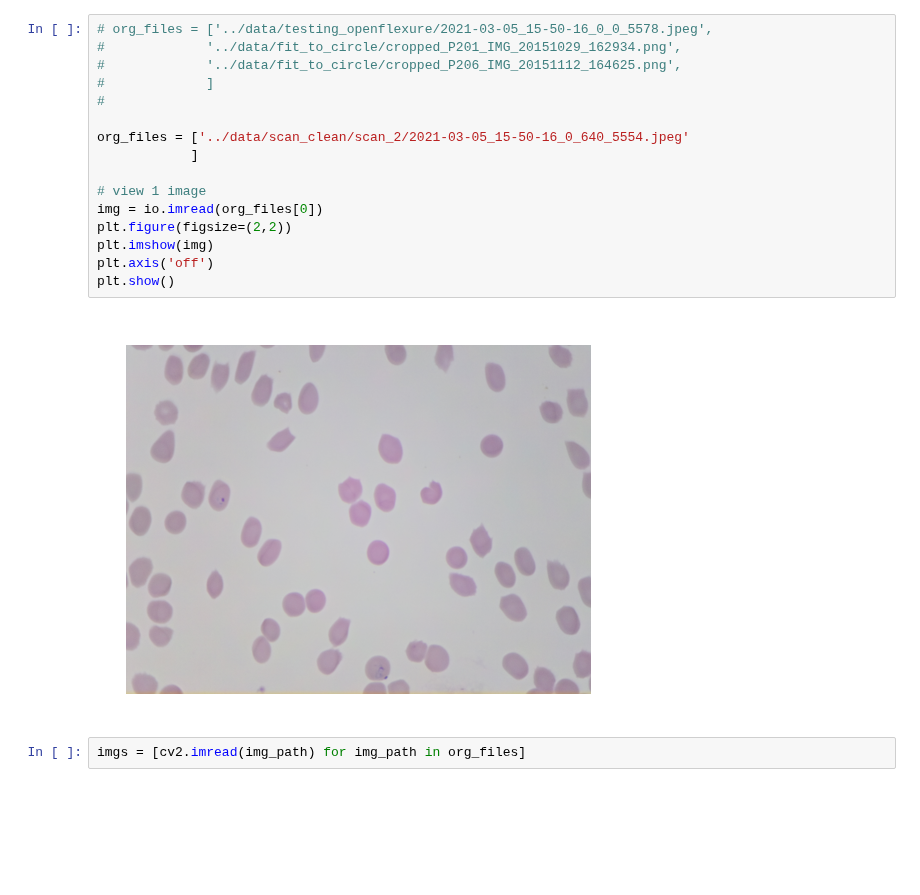
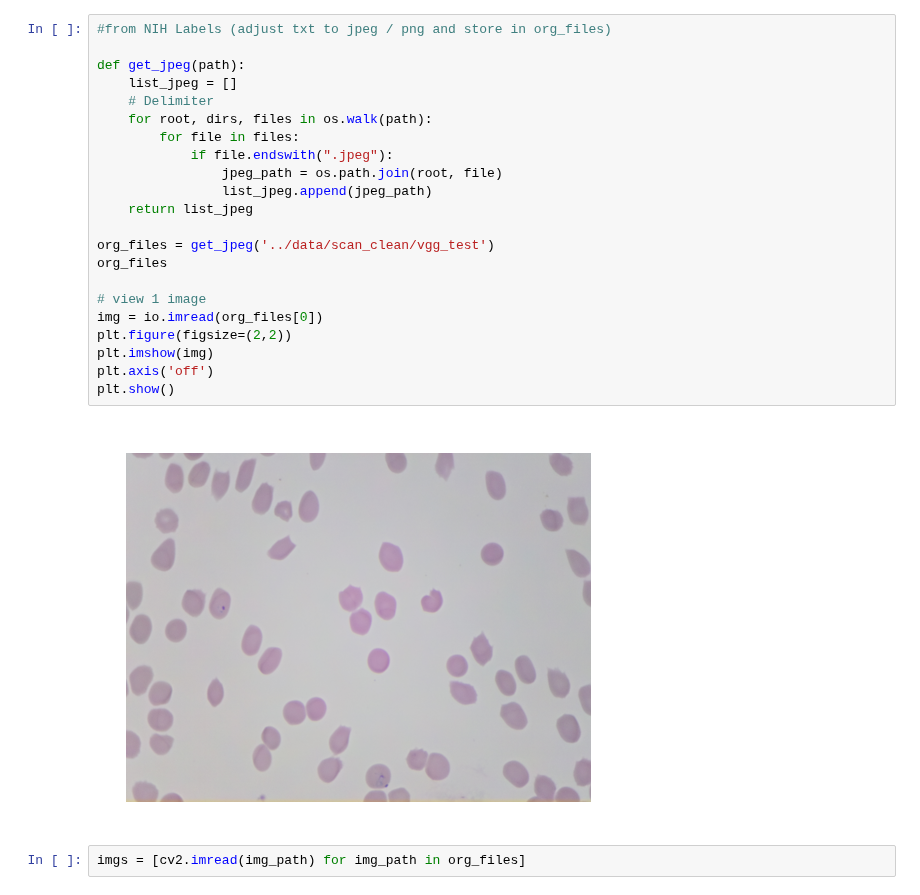
Before and after one commit to danielbarco/malatec, a Jupyter notebook: Notebooks/cell_polygons.ipynb, the cells around one changed output. Saved outputs shown, nothing was run; the diff lists cells and outputs as text; blank space fills up the shorter version.

```diff
--- a/Notebooks/cell_polygons.ipynb
+++ b/Notebooks/cell_polygons.ipynb
@@ -45,21 +26,27 @@ Downloading: "https://www.cellpose.org/models/size_nucleitorch_0.npy" to /root/.
-# %%
-# org_files = ['../data/testing_openflexure/2021-03-05_15-50-16_0_0_5578.jpeg',
-#             '../data/fit_to_circle/cropped_P201_IMG_20151029_162934.png',
-#             '../data/fit_to_circle/cropped_P206_IMG_20151112_164625.png',
-#             ]
-#
-
-org_files = ['../data/scan_clean/scan_2/2021-03-05_15-50-16_0_640_5554.jpeg'
-            ]
-
-# view 1 image
-img = io.imread(org_files[0])
-plt.figure(figsize=(2,2))
-plt.imshow(img)
-plt.axis('off')
-plt.show()
-# %% [output]
-[figure, removed]
+# %%
+#from NIH Labels (adjust txt to jpeg / png and store in org_files)
+
+def get_jpeg(path):
+    list_jpeg = []
+    # Delimiter
+    for root, dirs, files in os.walk(path):
+        for file in files:
+            if file.endswith(".jpeg"):
+                jpeg_path = os.path.join(root, file)
+                list_jpeg.append(jpeg_path)
+    return list_jpeg
+
+org_files = get_jpeg('../data/scan_clean/vgg_test')
+org_files
+
+# view 1 image
+img = io.imread(org_files[0])
+plt.figure(figsize=(2,2))
+plt.imshow(img)
+plt.axis('off')
+plt.show()
+# %% [output]
+[figure, added]
 # %%
 imgs = [cv2.imread(img_path) for img_path in org_files]
 # %%
```
Also changed, not shown: parts of 9 cells of this notebook.
